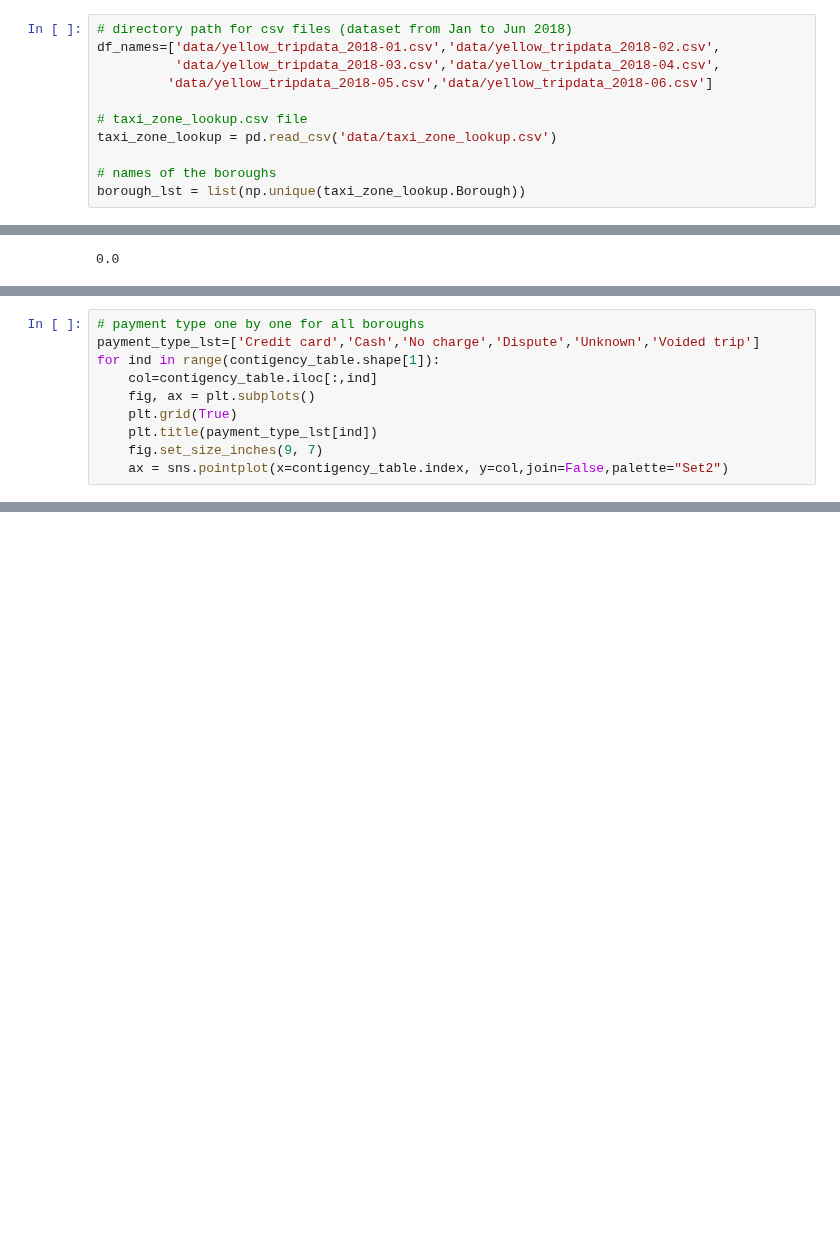
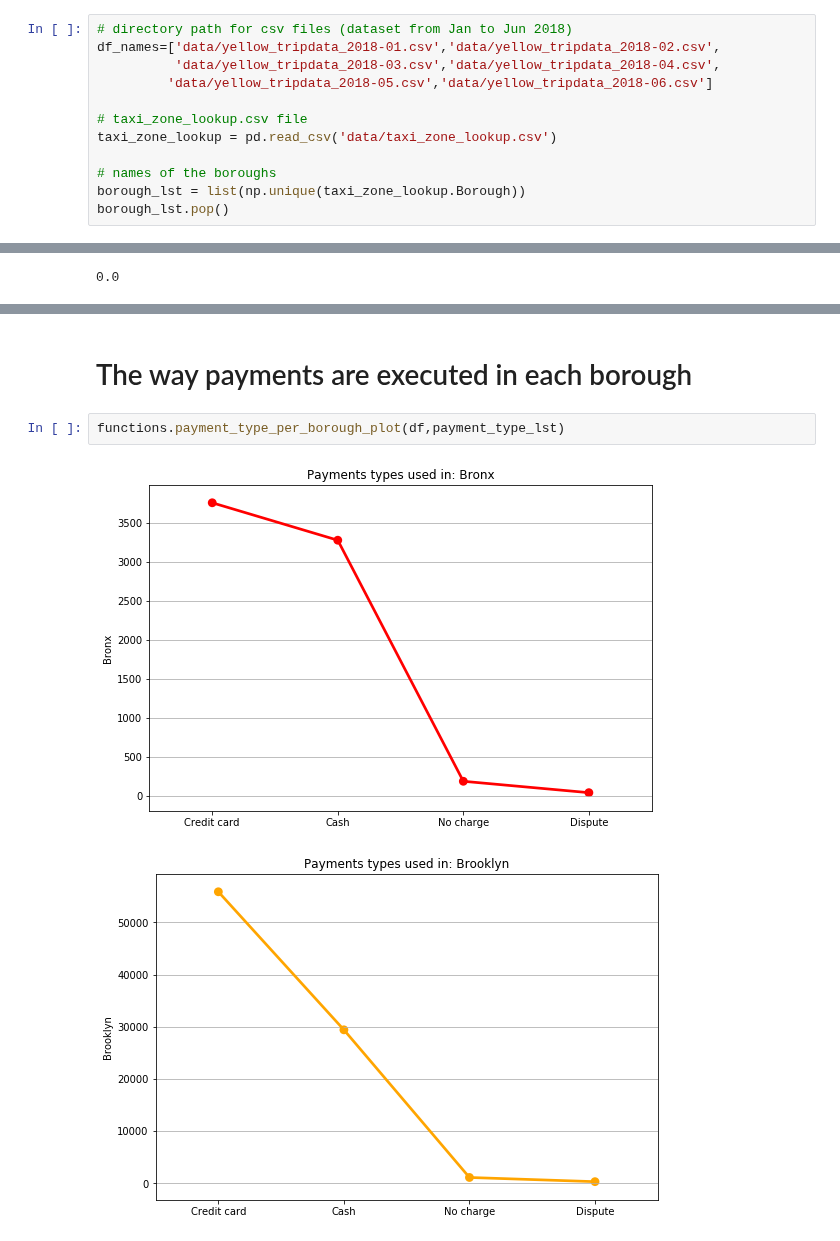
Before and after one commit to dusicastepic/ADMSecondHomework, a Jupyter notebook: RQ4.ipynb, the cells around one changed output, grey strips where cells are left out. Cells and saved outputs as stored; diff of their text form; blank space fills up the shorter version.

```diff
--- a/RQ4.ipynb
+++ b/RQ4.ipynb
@@ -22,3 +20,4 @@ taxi_zone_lookup = pd.read_csv('data/taxi_zone_lookup.csv')
 
 # names of the boroughs
 borough_lst = list(np.unique(taxi_zone_lookup.Borough))
+borough_lst.pop()
@@ -196,10 +85,0 @@ for br in borough_lst:
-# %%
-# payment type one by one for all boroughs
-payment_type_lst=['Credit card','Cash','No charge','Dispute','Unknown','Voided trip']
-for ind in range(contigency_table.shape[1]):
-    col=contigency_table.iloc[:,ind]
-    fig, ax = plt.subplots()
-    plt.grid(True)
-    plt.title(payment_type_lst[ind])
-    fig.set_size_inches(9, 7)
-    ax = sns.pointplot(x=contigency_table.index, y=col,join=False,palette="Set2")
@@ -228,0 +86,7 @@ for ind in range(contigency_table.shape[0]):
+# %% [markdown]
+# The way payments are executed in each borough
+# %%
+functions.payment_type_per_borough_plot(df,payment_type_lst)
+# %% [output]
+[figure, added]
+[figure, added]
```
Also changed, not shown: parts of 30 cells of this notebook, 1 other file.
